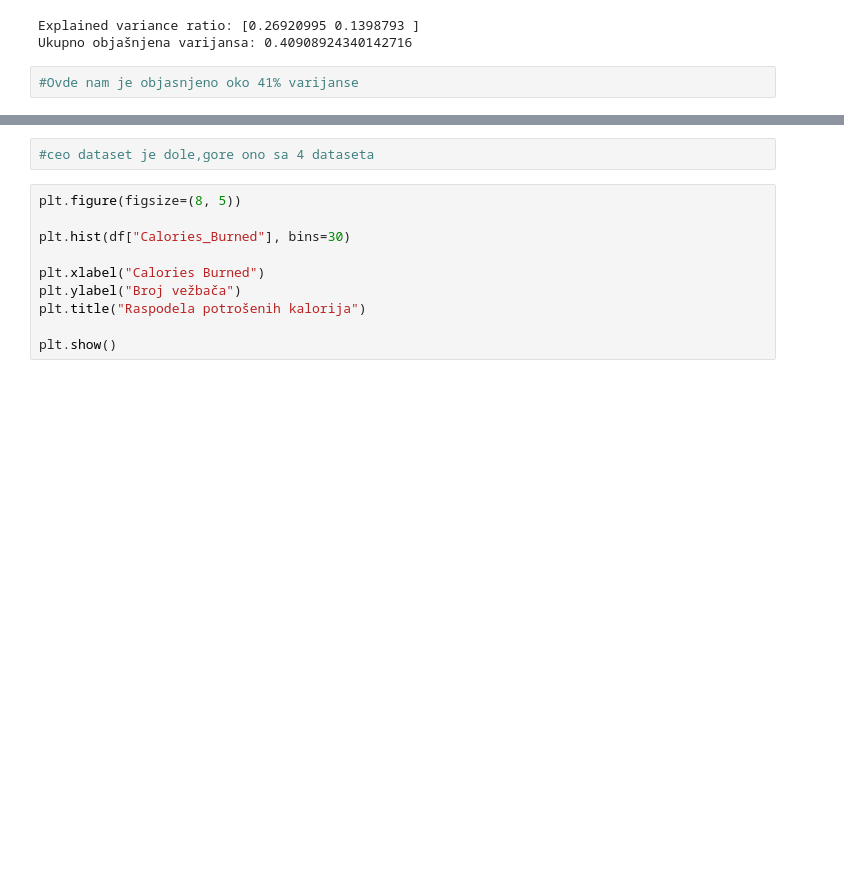
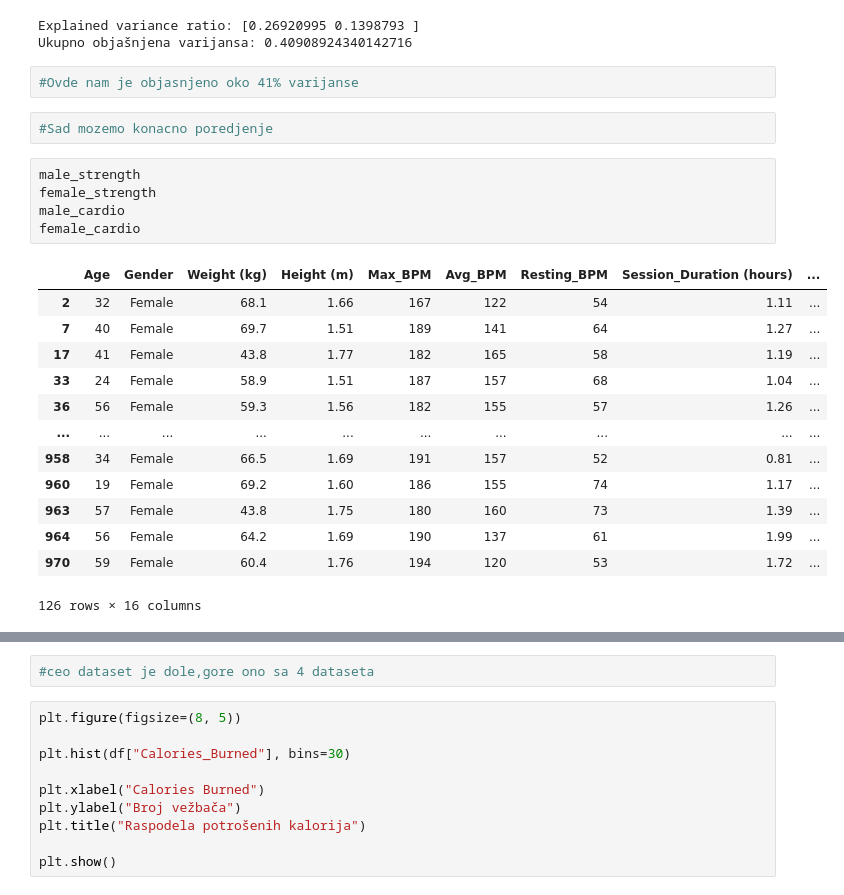
Before and after one commit to mar373/gym-clusteringV2, a Jupyter notebook: novi.ipynb, the cells around one changed output, grey strips where cells are left out. Saved outputs shown, nothing was run; the diff lists cells and outputs as text; blank space fills up the shorter version.

```diff
--- a/novi.ipynb
+++ b/novi.ipynb
@@ -1029,3 +1029,24 @@ Explained variance ratio: [0.26920995 0.1398793 ]
 Ukupno objašnjena varijansa: 0.40908924340142716
 # %%
 #Ovde nam je objasnjeno oko 41% varijanse
+# %%
+#Sad mozemo konacno poredjenje
+# %%
+male_strength
+female_strength
+male_cardio
+female_cardio
+# %% [output]
+|  | Age | Gender | Weight (kg) | Height (m) | Max_BPM | Avg_BPM | Resting_BPM | Session_Duration (hours) | ... |
+| 2 | 32 | Female | 68.1 | 1.66 | 167 | 122 | 54 | 1.11 | ... |
+| 7 | 40 | Female | 69.7 | 1.51 | 189 | 141 | 64 | 1.27 | ... |
+| 17 | 41 | Female | 43.8 | 1.77 | 182 | 165 | 58 | 1.19 | ... |
+| 33 | 24 | Female | 58.9 | 1.51 | 187 | 157 | 68 | 1.04 | ... |
+| 36 | 56 | Female | 59.3 | 1.56 | 182 | 155 | 57 | 1.26 | ... |
+| ... | ... | ... | ... | ... | ... | ... | ... | ... | ... |
+| 958 | 34 | Female | 66.5 | 1.69 | 191 | 157 | 52 | 0.81 | ... |
+| 960 | 19 | Female | 69.2 | 1.60 | 186 | 155 | 74 | 1.17 | ... |
+| 963 | 57 | Female | 43.8 | 1.75 | 180 | 160 | 73 | 1.39 | ... |
+| 964 | 56 | Female | 64.2 | 1.69 | 190 | 137 | 61 | 1.99 | ... |
+| 970 | 59 | Female | 60.4 | 1.76 | 194 | 120 | 53 | 1.72 | ... |
+126 rows × 16 columns
```
Also changed, not shown: parts of 6 cells of this notebook.
